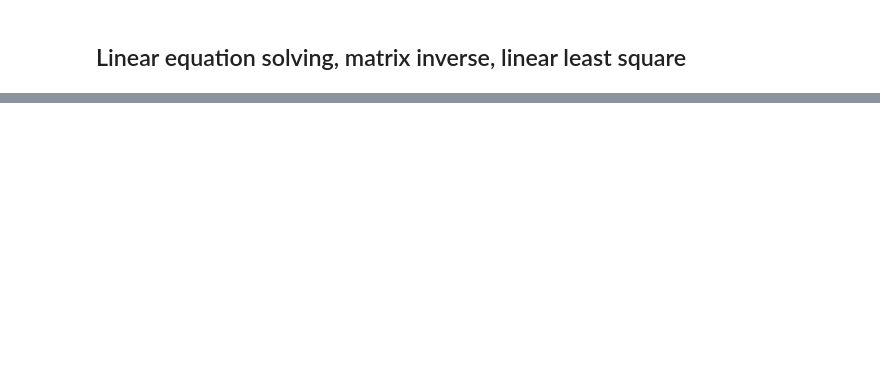
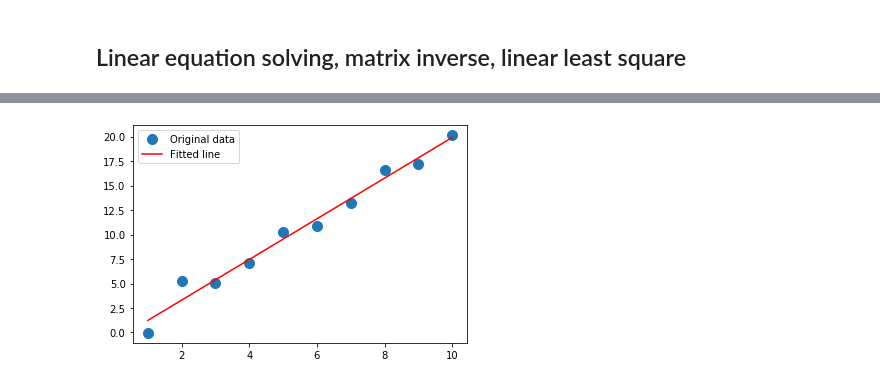
Before and after one commit to roshanrane24/QXI_DataScience_Roshan, a Jupyter notebook: Unit1_PythonBasics/FileOps.ipynb, the cells around one changed output, grey strips where cells are left out. Drawn from its saved outputs; the diff is of its cells as text; code cells hidden in the pictures; blank space fills up the shorter version.

```diff
--- a/Unit1_PythonBasics/FileOps.ipynb
+++ b/Unit1_PythonBasics/FileOps.ipynb
@@ -2962,0 +2981,4 @@ case study on regression nlr
+# %%
+x = np.arange(1,11,1)
+y = 2*x+np.random.randn(10)-1
+x
@@ -2962,0 +2992,3 @@ case study on regression nlr
+# %%
+A = np.vstack([x, np.ones(len(x))]).T
+A
@@ -2962,0 +3006,3 @@ case study on regression nlr
+# %%
+m, c = np.linalg.lstsq(A, y)[0]
+print ("Coefficient:"+str(m)+ "\n"+"intercept:"+str(c))
@@ -2962,0 +3014,8 @@ case study on regression nlr
+# %%
+%matplotlib inline
+plt.plot(x, y, 'o', label='Original data', markersize=10)
+plt.plot(x, m*x + c, 'r', label='Fitted line')
+plt.legend()
+plt.show()
+# %% [output]
+[figure, added]
```
Also changed, not shown: parts of 51 cells of this notebook, 2 other files.
